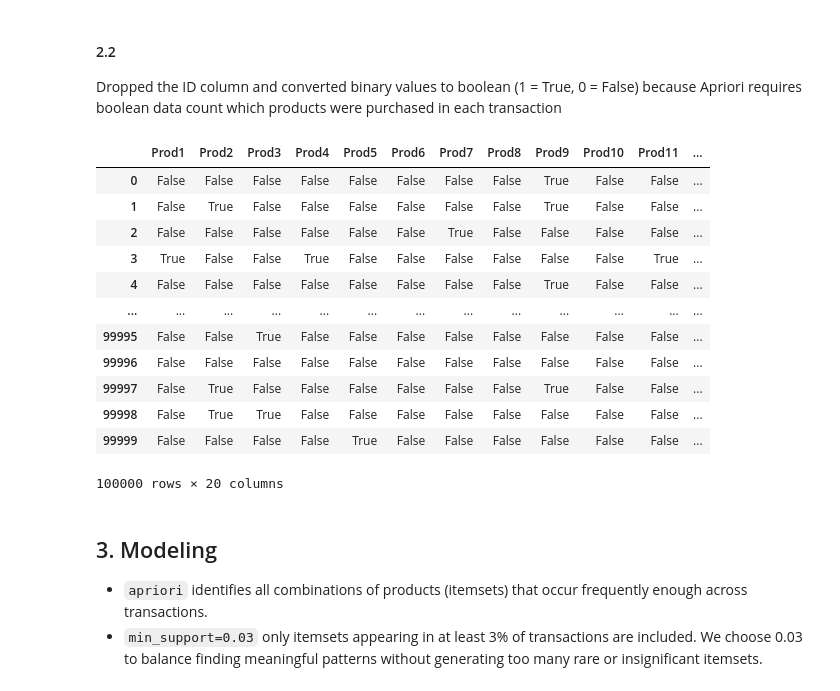
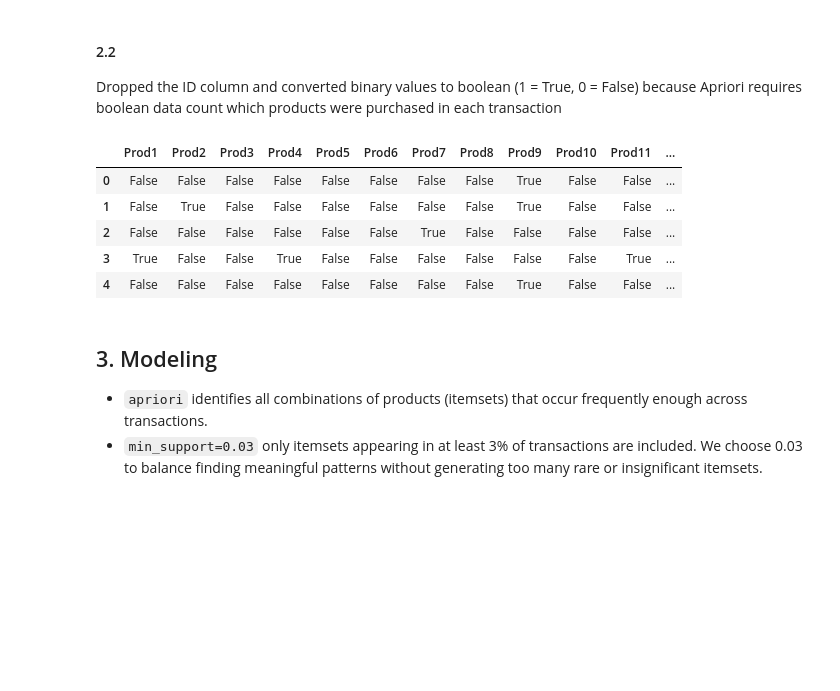
Before and after one commit to TonyKarlin/Data_Handling_and_ML_Group_Assignments, a Jupyter notebook: Clustering and Association rule mining/05-clustering-&-association-rule-mining.ipynb, the cells around one changed output. Drawn from its saved outputs; the diff is of its cells as text; code cells hidden in the pictures; blank space fills up the shorter version.

```diff
--- a/Clustering and Association rule mining/05-clustering-&-association-rule-mining.ipynb
+++ b/Clustering and Association rule mining/05-clustering-&-association-rule-mining.ipynb
@@ -342,21 +371,14 @@ Dropped the ID column and converted binary values to boolean (1 = True, 0 = Fals
 # %%
 drone_prod_group = drone_prod_group.drop(columns='ID')
 drone_prod_group = drone_prod_group.astype(bool)
-drone_prod_group
+drone_prod_group.head(5)
 # %% [output]
 |  | Prod1 | Prod2 | Prod3 | Prod4 | Prod5 | Prod6 | Prod7 | Prod8 | Prod9 | Prod10 | Prod11 | ... |
 | 0 | False | False | False | False | False | False | False | False | True | False | False | ... |
 | 1 | False | True | False | False | False | False | False | False | True | False | False | ... |
 | 2 | False | False | False | False | False | False | True | False | False | False | False | ... |
 | 3 | True | False | False | True | False | False | False | False | False | False | True | ... |
 | 4 | False | False | False | False | False | False | False | False | True | False | False | ... |
-| ... | ... | ... | ... | ... | ... | ... | ... | ... | ... | ... | ... | ... |
-| 99995 | False | False | True | False | False | False | False | False | False | False | False | ... |
-| 99996 | False | False | False | False | False | False | False | False | False | False | False | ... |
-| 99997 | False | True | False | False | False | False | False | False | True | False | False | ... |
-| 99998 | False | True | True | False | False | False | False | False | False | False | False | ... |
-| 99999 | False | False | False | False | True | False | False | False | False | False | False | ... |
-100000 rows × 20 columns
 # %% [markdown]
 ## 3. Modeling
 
```
Also changed, not shown: parts of 17 cells of this notebook.
